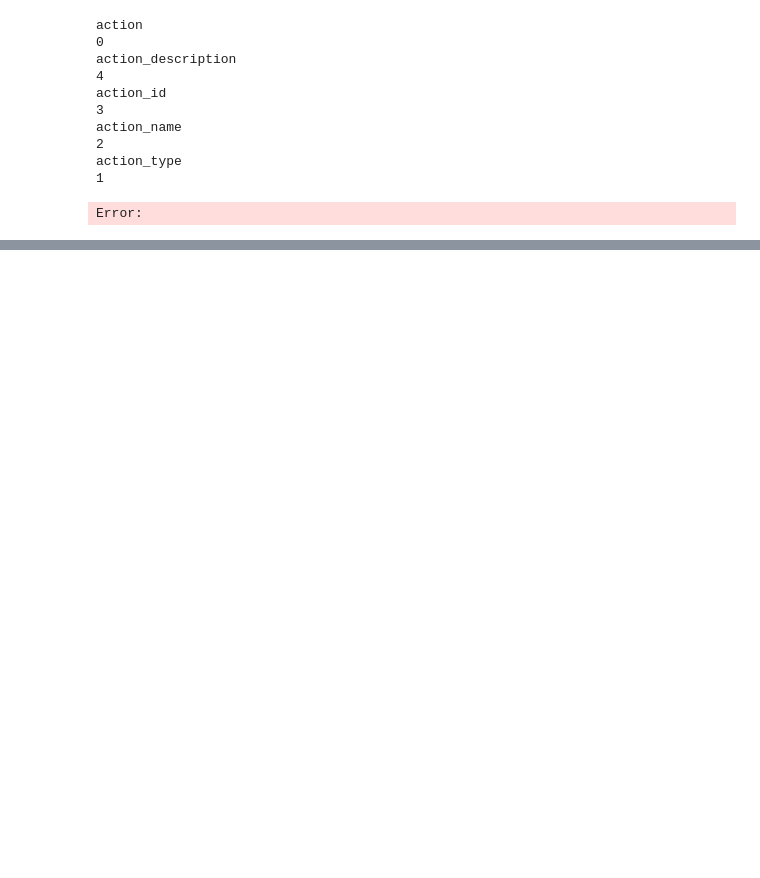
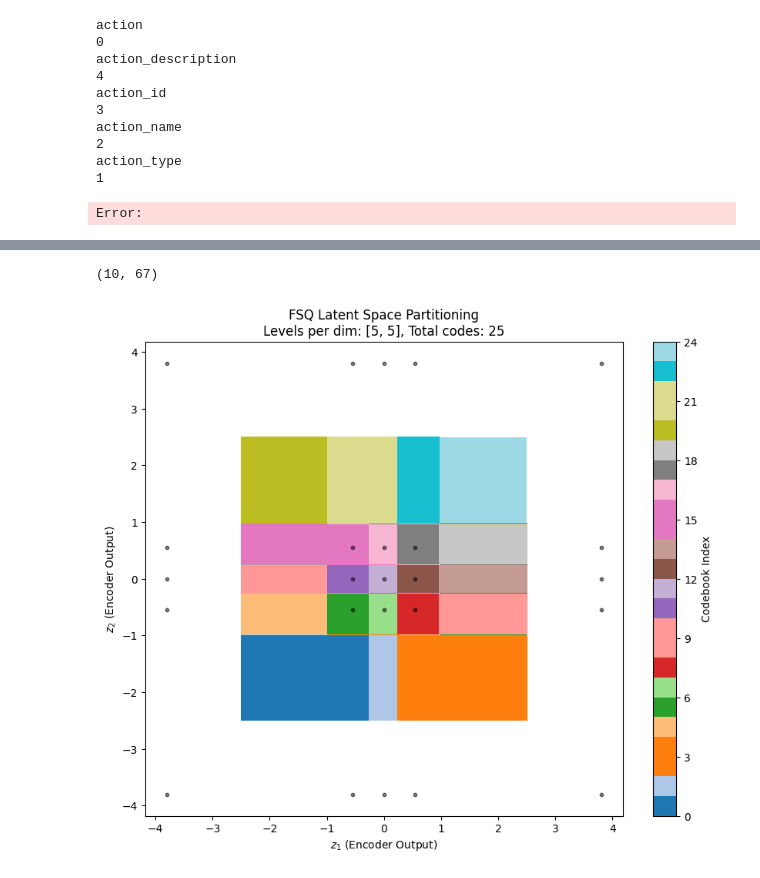
Before and after one commit to Dont4rootMe/vqvae_lattent_actions, a Jupyter notebook: main.ipynb, the cells around one changed output, grey strips where cells are left out. Cells and saved outputs as stored; diff of their text form; code cells hidden in the pictures; blank space fills up the shorter version.

```diff
--- a/main.ipynb
+++ b/main.ipynb
@@ -33,0 +53,69 @@ p
+# %%
+len(dataloader_evals['aloha_aij']), len(dataloader_evals['rdt'])
+# %% [output]
+(10, 67)
+# %%
+from itertools import count
+
+for i, j in count(range(5)):
+    print(i, j)
+# %%
+import numpy as np
+import matplotlib.pyplot as plt
+
+def fsq_quantization_visualization():
+    # Параметры
+    d = 2
+    levels = [5, 5] # 5 уровней на измерение = 25 "кодов"
+
+    # Создаем пространство значений (выход энкодера до tanh)
+    x = np.linspace(-2.5, 2.5, 400)
+    y = np.linspace(-2.5, 2.5, 400)
+    X, Y = np.meshgrid(x, y)
+
+    # 1. Bounding (tanh)
+    X_bounded = np.tanh(X)
+    Y_bounded = np.tanh(Y)
+
+    # 2. Scaling to [0, L-1]
+    # Формула: (z + 1)/2 * (levels - 1)
+    X_scaled = (X_bounded + 1) / 2 * (levels[0] - 1)
+    Y_scaled = (Y_bounded + 1) / 2 * (levels[1] - 1)
+
+    # 3. Rounding (Quantization)
+    X_quant = np.round(X_scaled)
+    Y_quant = np.round(Y_scaled)
+
+    # Вычисляем индексы для раскраски
+    # Index = x_idx + y_idx * levels[0]
+    Indices = X_quant + Y_quant * levels[0]
+
+    # Визуализация
+    plt.figure(figsize=(10, 8))
+    plt.contourf(X, Y, Indices, levels=np.prod(levels), cmap='tab20')
+    plt.colorbar(label='Codebook Index')
+
+    # Сетка границ (приблизительно, где происходит переключение)
+    # Границы возникают там, где tanh(z) переходит через полуцелые значения в масштабированном пространстве
+    plt.title(f'FSQ Latent Space Partitioning\nLevels per dim: {levels}, Total codes: {np.prod(levels)}')
+    plt.xlabel('$z_1$ (Encoder Output)')
+    plt.ylabel('$z_2$ (Encoder Output)')
+    plt.grid(False)
+
+    # Добавим отображение центроидов (идеальных значений) в исходном пространстве
+    # Обратное преобразование (de-quantization -> atanh)
+    for i in range(levels[0]):
+        for j in range(levels[1]):
+            # map int back to [-1, 1]
+            val_x = (i / (levels[0]-1)) * 2 - 1
+            val_y = (j / (levels[1]-1)) * 2 - 1
+            # map back through atanh (с защитой от inf)
+            val_x = np.arctanh(val_x * 0.999)
+            val_y = np.arctanh(val_y * 0.999)
+            plt.scatter(val_x, val_y, c='black', s=10, alpha=0.5)
+
+    plt.show()
+
+fsq_quantization_visualization()
+# %% [output]
+[figure, added]
```
Also changed, not shown: parts of 1 cell of this notebook, 8 other files.
